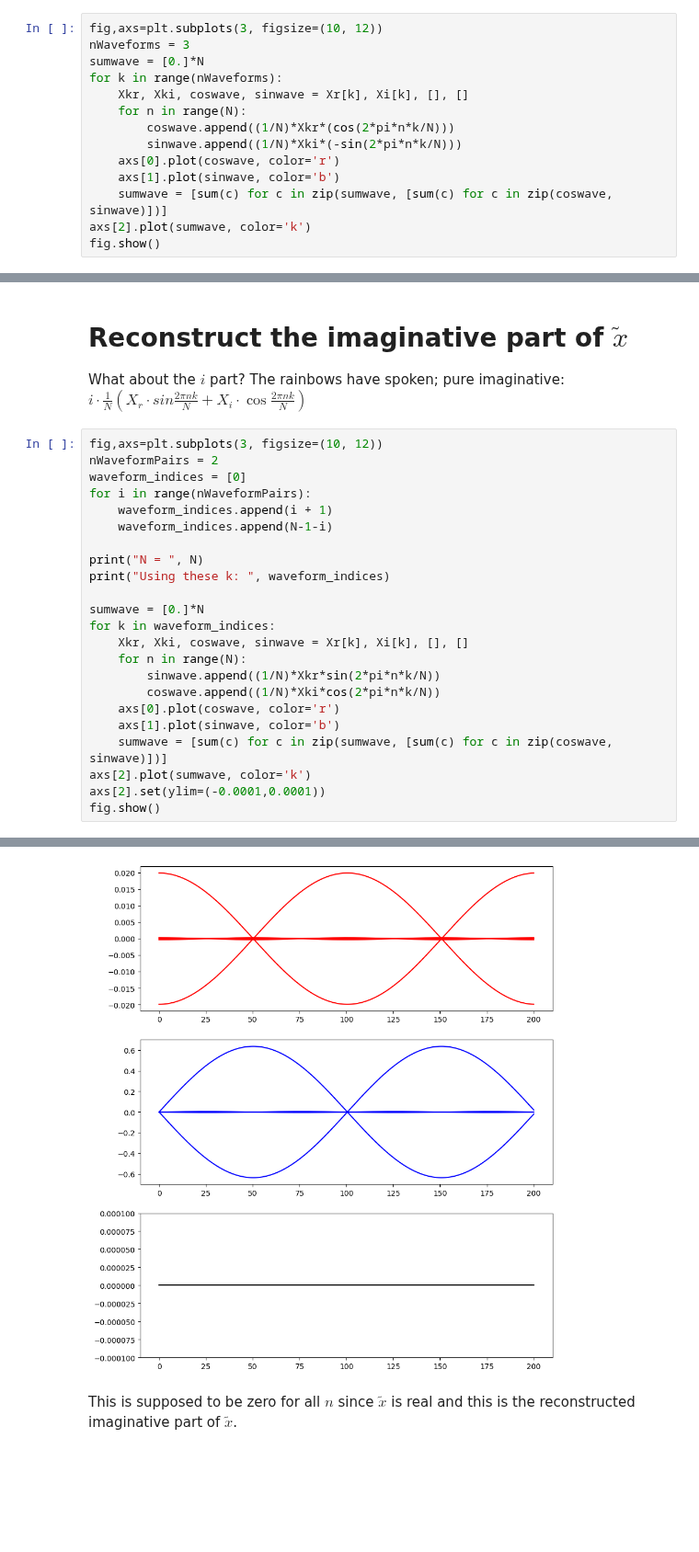
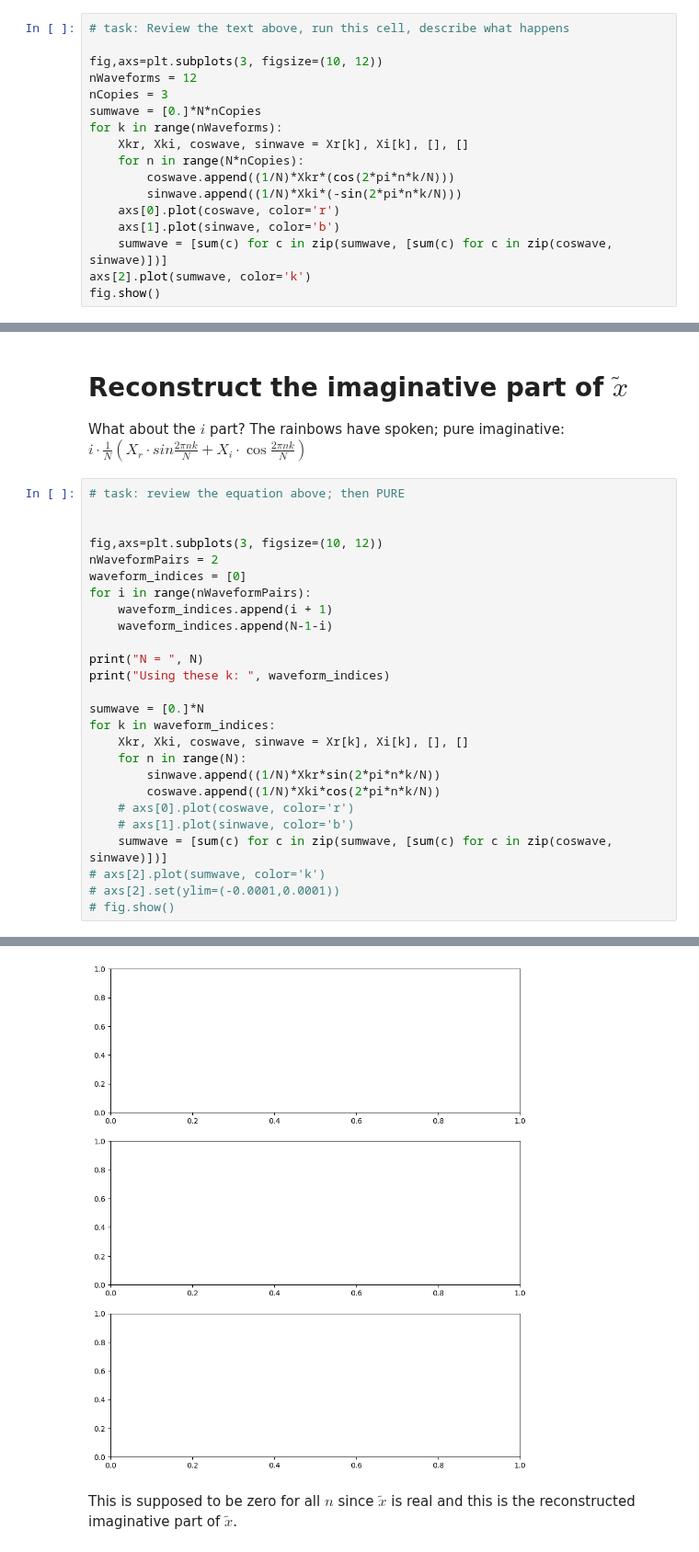
Before and after one commit to robfatland/othermathclub, a Jupyter notebook: DiscreteFourierTransform.ipynb, the cells around one changed output, grey strips where cells are left out. Shown at 92% size. Saved outputs shown, nothing was run; the diff lists cells and outputs as text; blank space fills up the shorter version.

```diff
--- a/DiscreteFourierTransform.ipynb
+++ b/DiscreteFourierTransform.ipynb
@@ -252,12 +305,15 @@ For a given $k$ and a given $n$ we are interested in
 
 $$Re \left( \frac{1}{N} \left( (X_{r} + i X_{i})_k \cdot (\cos{\frac{2 \pi n k}{N}} + i sin{\frac{2 \pi n k}{N}}) \right) \right)$$
 # %%
+# task: Review the text above, run this cell, describe what happens
+
 fig,axs=plt.subplots(3, figsize=(10, 12))
-nWaveforms = 3
-sumwave = [0.]*N
+nWaveforms = 12
+nCopies = 3
+sumwave = [0.]*N*nCopies
 for k in range(nWaveforms):
     Xkr, Xki, coswave, sinwave = Xr[k], Xi[k], [], []
-    for n in range(N):
+    for n in range(N*nCopies):
         coswave.append((1/N)*Xkr*(cos(2*pi*n*k/N)))
         sinwave.append((1/N)*Xki*(-sin(2*pi*n*k/N)))
     axs[0].plot(coswave, color='r')
@@ -273,31 +329,34 @@ fig.show()
 What about the $i$ part? The rainbows have spoken; pure imaginative:
 $i \cdot \frac{1}{N}(X_r \cdot sin{\frac{2 \pi n k}{N}} + X_i \cdot \cos{\frac{2 \pi n k}{N}})$
 # %%
+# task: review the equation above; then PURE
+
+
 fig,axs=plt.subplots(3, figsize=(10, 12))
 nWaveformPairs = 2
 waveform_indices = [0]
 for i in range(nWaveformPairs):
     waveform_indices.append(i + 1)
     waveform_indices.append(N-1-i)
 
 print("N = ", N)
 print("Using these k: ", waveform_indices)
 
 sumwave = [0.]*N
 for k in waveform_indices:
     Xkr, Xki, coswave, sinwave = Xr[k], Xi[k], [], []
     for n in range(N):
         sinwave.append((1/N)*Xkr*sin(2*pi*n*k/N))
         coswave.append((1/N)*Xki*cos(2*pi*n*k/N))
-    axs[0].plot(coswave, color='r')
-    axs[1].plot(sinwave, color='b')
+    # axs[0].plot(coswave, color='r')
+    # axs[1].plot(sinwave, color='b')
     sumwave = [sum(c) for c in zip(sumwave, [sum(c) for c in zip(coswave, sinwave)])]
-axs[2].plot(sumwave, color='k')
-axs[2].set(ylim=(-0.0001,0.0001))
-fig.show()
+# axs[2].plot(sumwave, color='k')
+# axs[2].set(ylim=(-0.0001,0.0001))
+# fig.show()
 # %% [output]
 N =  201
 Using these k:  [0, 1, 200, 2, 199]
-[figure, old version]
+[figure, new version]
 # %% [markdown]
 This is supposed to be zero for all $n$ since $\tilde{x}$ is real and this is the reconstructed imaginative part of $\tilde{x}$.
```
Also changed, not shown: parts of 13 cells of this notebook.
